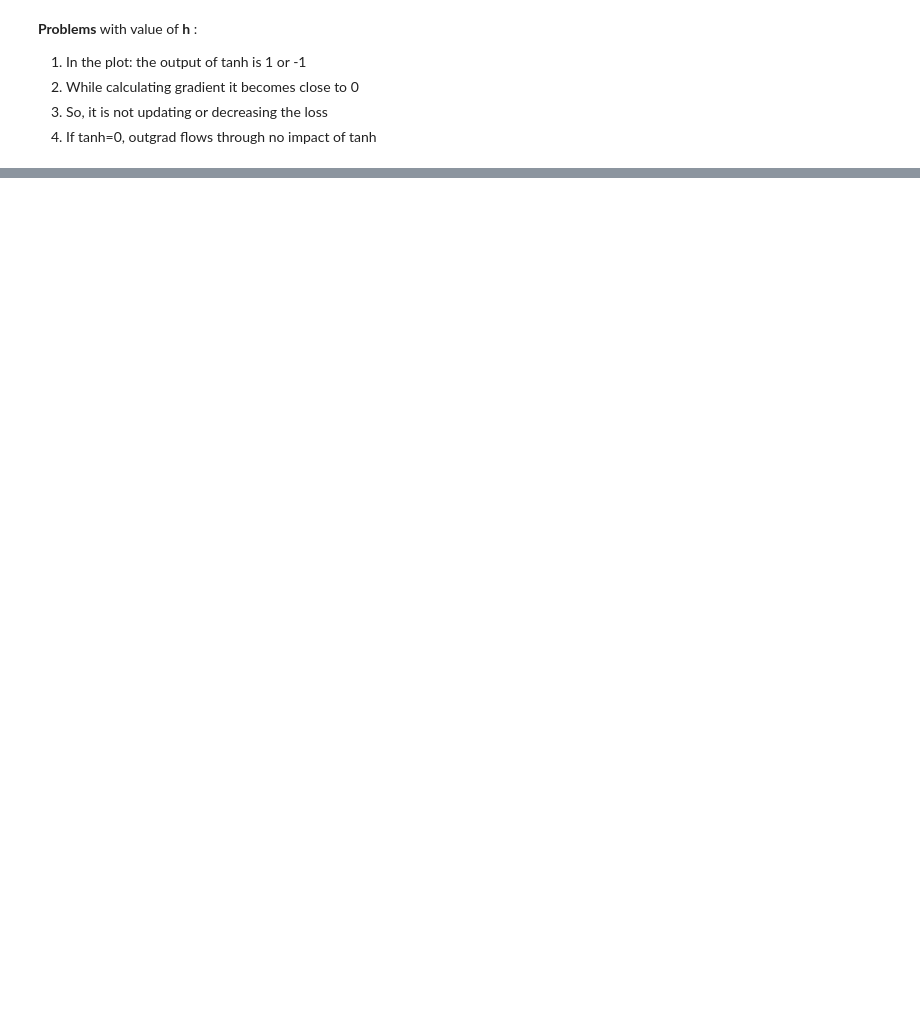
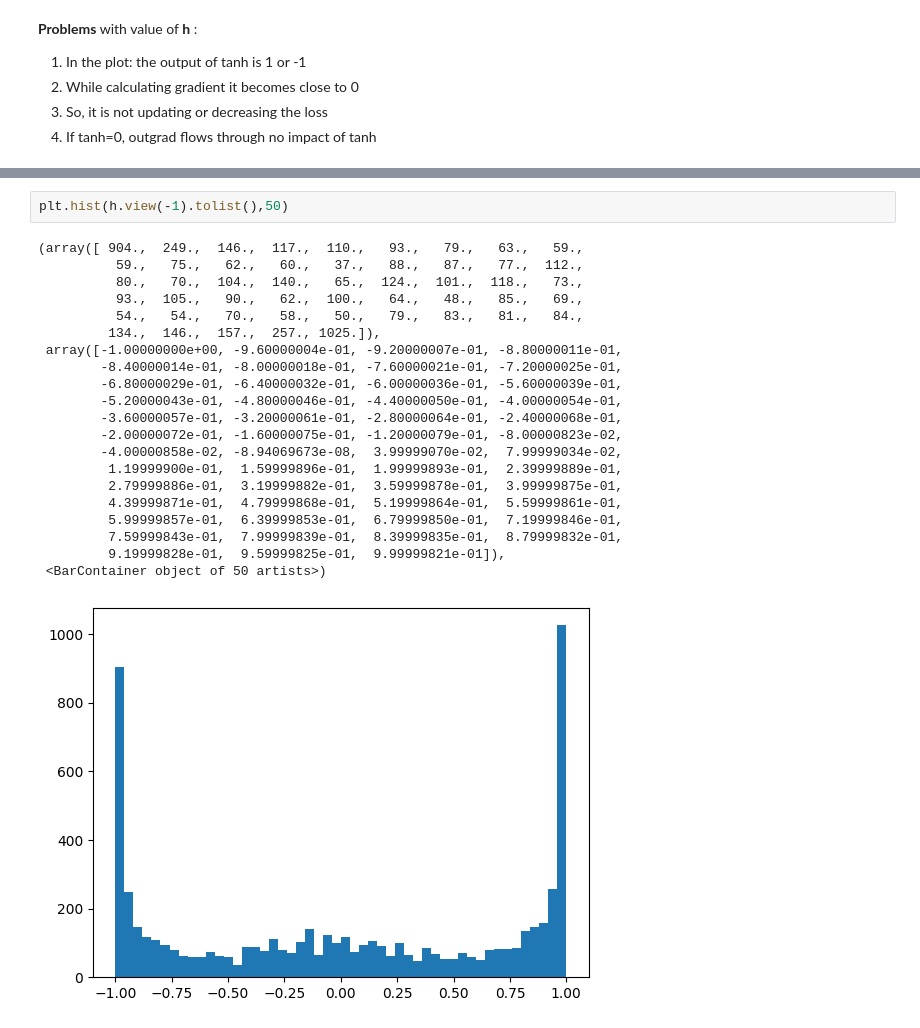
Before and after one commit to Samin-Sadaf7/NN_works, a Jupyter notebook: makemore_v3_mlp_v2.ipynb, the cells around one changed output, grey strips where cells are left out. Drawn from its saved outputs; the diff is of its cells as text; blank space fills up the shorter version.

```diff
--- a/makemore_v3_mlp_v2.ipynb
+++ b/makemore_v3_mlp_v2.ipynb
@@ -215,0 +322,24 @@ plt.imshow(h.abs()>0.5, cmap='gray', interpolation='nearest')
+# %%
+plt.hist(h.view(-1).tolist(),50)
+# %% [output]
+(array([ 904.,  249.,  146.,  117.,  110.,   93.,   79.,   63.,   59.,
+          59.,   75.,   62.,   60.,   37.,   88.,   87.,   77.,  112.,
+          80.,   70.,  104.,  140.,   65.,  124.,  101.,  118.,   73.,
+          93.,  105.,   90.,   62.,  100.,   64.,   48.,   85.,   69.,
+          54.,   54.,   70.,   58.,   50.,   79.,   83.,   81.,   84.,
+         134.,  146.,  157.,  257., 1025.]),
+ array([-1.00000000e+00, -9.60000004e-01, -9.20000007e-01, -8.80000011e-01,
+        -8.40000014e-01, -8.00000018e-01, -7.60000021e-01, -7.20000025e-01,
+        -6.80000029e-01, -6.40000032e-01, -6.00000036e-01, -5.60000039e-01,
+        -5.20000043e-01, -4.80000046e-01, -4.40000050e-01, -4.00000054e-01,
+        -3.60000057e-01, -3.20000061e-01, -2.80000064e-01, -2.40000068e-01,
+        -2.00000072e-01, -1.60000075e-01, -1.20000079e-01, -8.00000823e-02,
+        -4.00000858e-02, -8.94069673e-08,  3.99999070e-02,  7.99999034e-02,
+         1.19999900e-01,  1.59999896e-01,  1.99999893e-01,  2.39999889e-01,
+         2.79999886e-01,  3.19999882e-01,  3.59999878e-01,  3.99999875e-01,
+         4.39999871e-01,  4.79999868e-01,  5.19999864e-01,  5.59999861e-01,
+         5.99999857e-01,  6.39999853e-01,  6.79999850e-01,  7.19999846e-01,
+         7.59999843e-01,  7.99999839e-01,  8.39999835e-01,  8.79999832e-01,
+         9.19999828e-01,  9.59999825e-01,  9.99999821e-01]),
+ <BarContainer object of 50 artists>)
+[figure, added]
```
Also changed, not shown: parts of 15 cells of this notebook.
